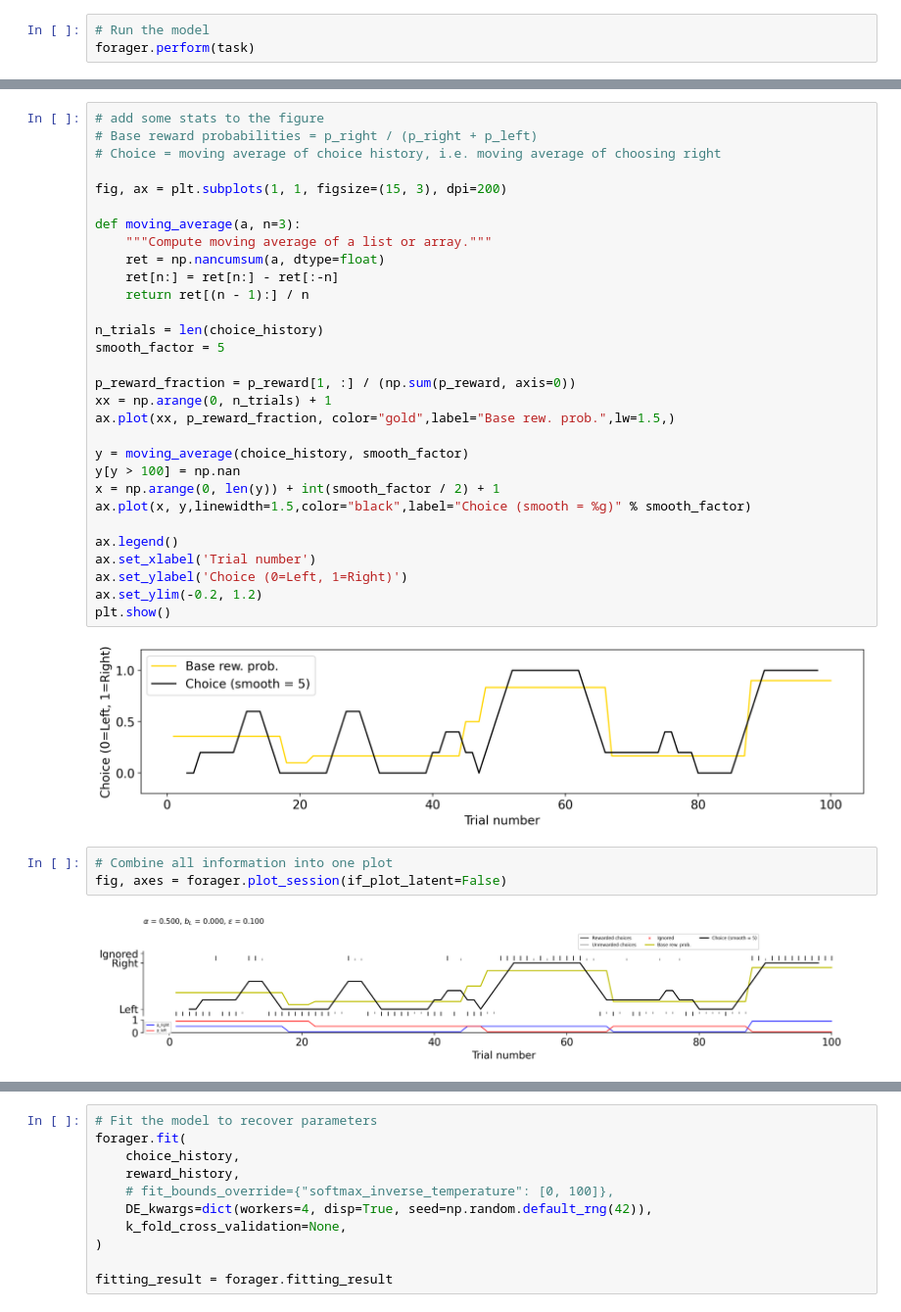
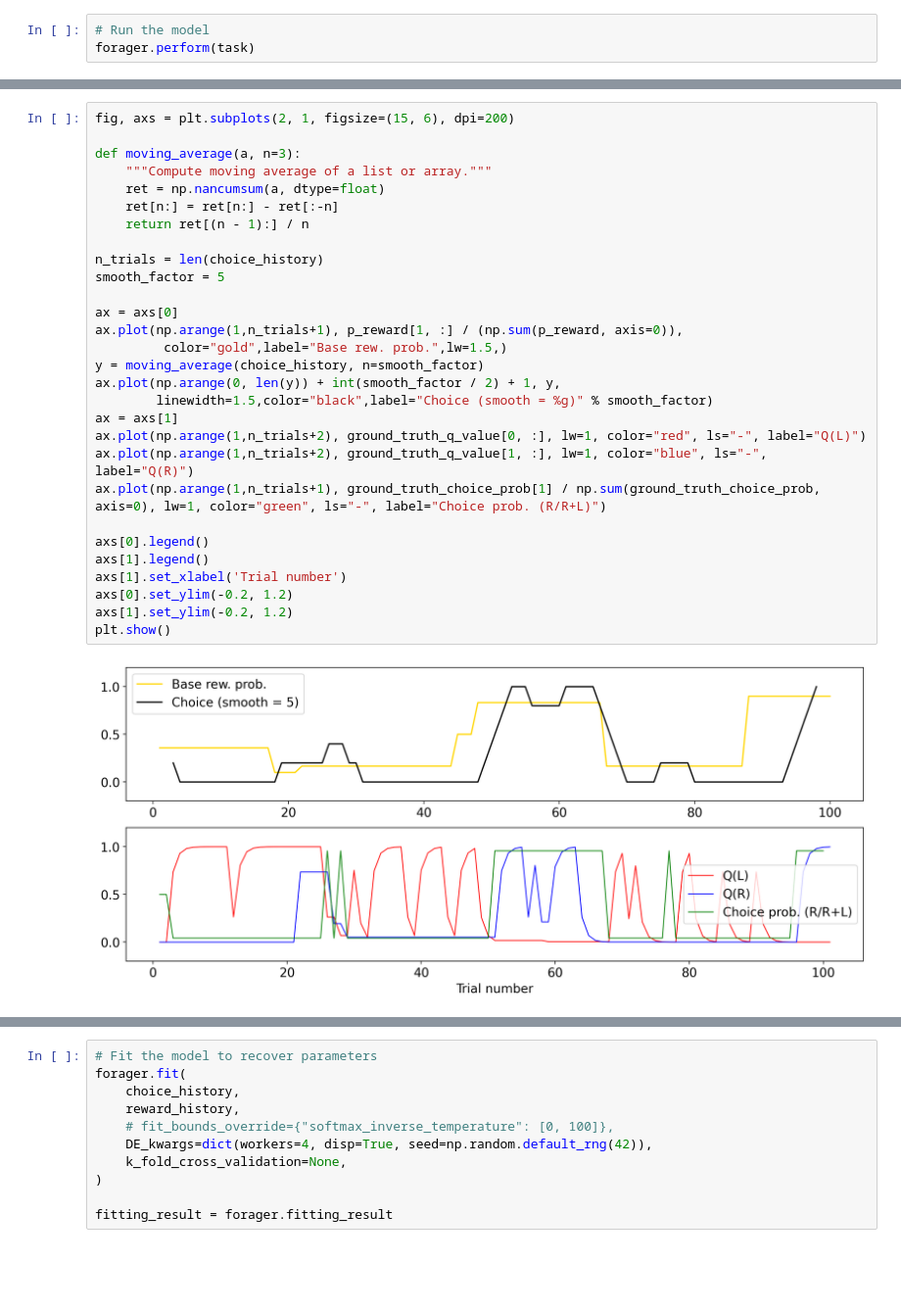
Before and after one commit to AllenSWDB/SWDB_2025_Dynamical_Systems, a Jupyter notebook: code/test_shuchen.ipynb, the cells around one changed output, grey strips where cells are left out. Shown at 98% size. Cells and saved outputs as stored; diff of their text form; blank space fills up the shorter version.

```diff
--- a/code/test_shuchen.ipynb
+++ b/code/test_shuchen.ipynb
@@ -587,37 +601,31 @@ plt.show()
 # %%
-# add some stats to the figure
-# Base reward probabilities = p_right / (p_right + p_left)
-# Choice = moving average of choice history, i.e. moving average of choosing right
-
-fig, ax = plt.subplots(1, 1, figsize=(15, 3), dpi=200)
+fig, axs = plt.subplots(2, 1, figsize=(15, 6), dpi=200)
 
 def moving_average(a, n=3):
     """Compute moving average of a list or array."""
     ret = np.nancumsum(a, dtype=float)
     ret[n:] = ret[n:] - ret[:-n]
     return ret[(n - 1):] / n
 
 n_trials = len(choice_history)
 smooth_factor = 5
 
-p_reward_fraction = p_reward[1, :] / (np.sum(p_reward, axis=0))
-xx = np.arange(0, n_trials) + 1
-ax.plot(xx, p_reward_fraction, color="gold",label="Base rew. prob.",lw=1.5,)
+ax = axs[0]
+ax.plot(np.arange(1,n_trials+1), p_reward[1, :] / (np.sum(p_reward, axis=0)),
+         color="gold",label="Base rew. prob.",lw=1.5,)
+y = moving_average(choice_history, n=smooth_factor)
+ax.plot(np.arange(0, len(y)) + int(smooth_factor / 2) + 1, y,
+        linewidth=1.5,color="black",label="Choice (smooth = %g)" % smooth_factor)
+ax = axs[1]
+ax.plot(np.arange(1,n_trials+2), ground_truth_q_value[0, :], lw=1, color="red", ls="-", label="Q(L)")
+ax.plot(np.arange(1,n_trials+2), ground_truth_q_value[1, :], lw=1, color="blue", ls="-", label="Q(R)")
+ax.plot(np.arange(1,n_trials+1), ground_truth_choice_prob[1] / np.sum(ground_truth_choice_prob, axis=0), lw=1, color="green", ls="-", label="Choice prob. (R/R+L)")
 
-y = moving_average(choice_history, smooth_factor)
-y[y > 100] = np.nan
-x = np.arange(0, len(y)) + int(smooth_factor / 2) + 1
-ax.plot(x, y,linewidth=1.5,color="black",label="Choice (smooth = %g)" % smooth_factor)
-
-ax.legend()
-ax.set_xlabel('Trial number')
-ax.set_ylabel('Choice (0=Left, 1=Right)')
-ax.set_ylim(-0.2, 1.2)
+axs[0].legend()
+axs[1].legend()
+axs[1].set_xlabel('Trial number')
+axs[0].set_ylim(-0.2, 1.2)
+axs[1].set_ylim(-0.2, 1.2)
 plt.show()
 # %% [output]
-[figure, old version]
+[figure, new version]
-# %%
-# Combine all information into one plot
-fig, axes = forager.plot_session(if_plot_latent=False)
-# %% [output]
-[figure, removed]
```
Also changed, not shown: parts of 23 cells of this notebook, 1 other file.
